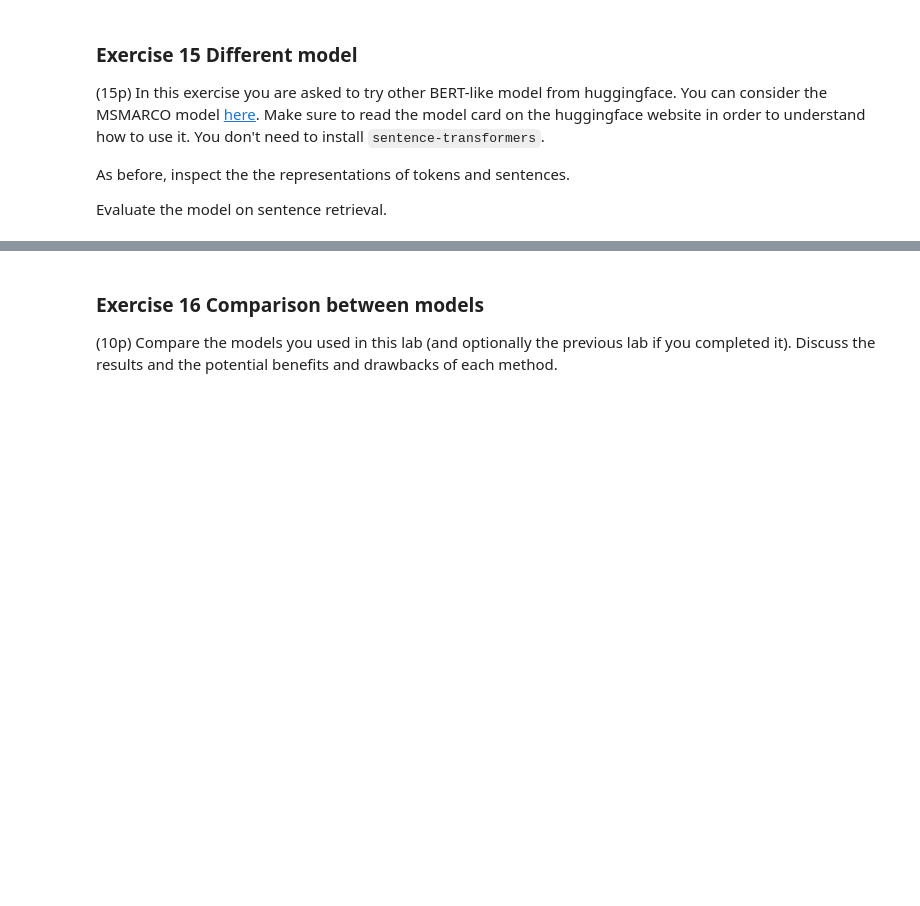
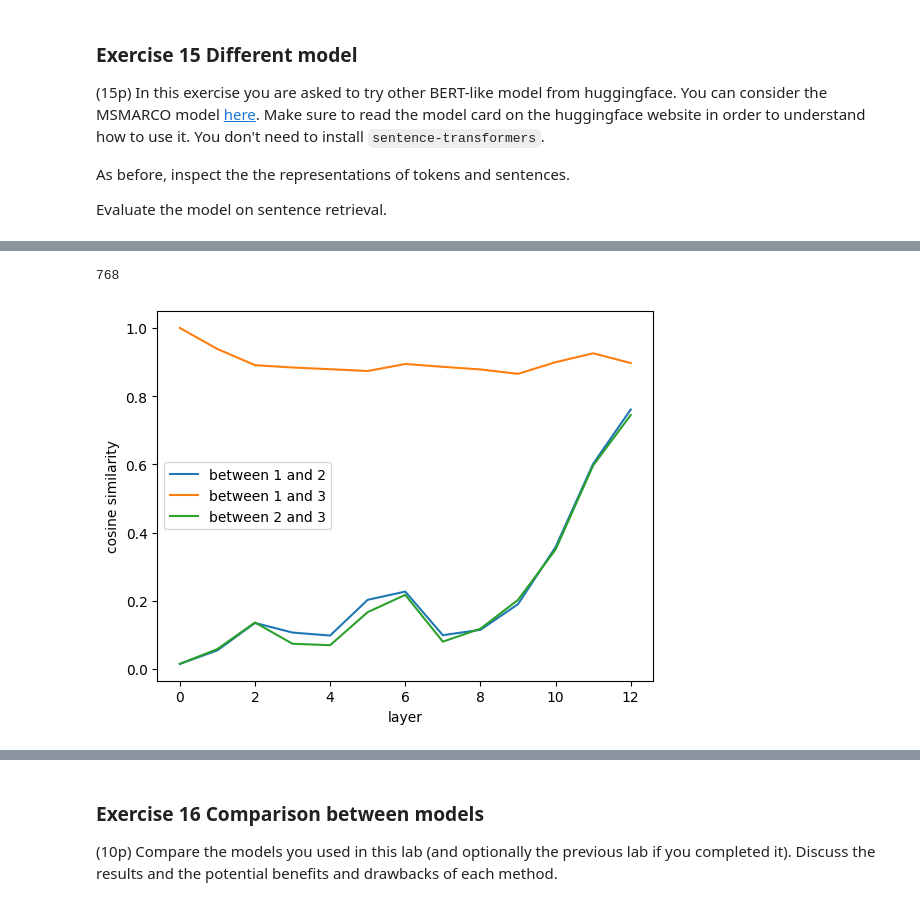
Before and after one commit to MaksiuMilcarz/NLP_Labs, a Jupyter notebook: lab3/lab3_mario.ipynb, the cells around one changed output, grey strips where cells are left out. Cells and saved outputs as stored; diff of their text form; code cells hidden in the pictures; blank space fills up the shorter version.

```diff
--- a/lab3/lab3_mario.ipynb
+++ b/lab3/lab3_mario.ipynb
@@ -1442,0 +1649,9 @@ Evaluate the model on sentence retrieval.
+# %%
+#### YOUR CODE HERE
+
+model_name2 = "(sentence-transformers/msmarco-bert-base-dot-v5)"
+tokenizer2 = transformers.AutoTokenizer.from_pretrained(model_name2)
+model2 = transformers.AutoModel.from_pretrained(model_name2)
+model2.to(device)
+
+### YOUR CODE ENDS HERE
@@ -1442,0 +1677,20 @@ Evaluate the model on sentence retrieval.
+# %%
+print(model.config.hidden_size)
+# %% [output]
+768
+# %%
+text1 = "there should be a set of spare keys in the back"
+text2 = "honey, could you set the table?"
+text3 = "i own a colourful set of pencils"
+tokenized = tokenizer2([text1, text2, text3], padding=True, return_tensors='pt').to(device)
+
+tokens1 = tokenizer2.convert_ids_to_tokens(tokenized['input_ids'][0])
+tokens2 = tokenizer2.convert_ids_to_tokens(tokenized['input_ids'][1])
+tokens3 = tokenizer2.convert_ids_to_tokens(tokenized['input_ids'][2])
+
+tokens_ids_of_interest = [5, 4, 5]
+
+model_outputs = model2(**tokenized, output_hidden_states=True)
+plot_evolving_similarities(model_outputs['hidden_states'], tokens_ids_of_interest)
+# %% [output]
+[figure, added]
```
Also changed, not shown: parts of 40 cells of this notebook.
